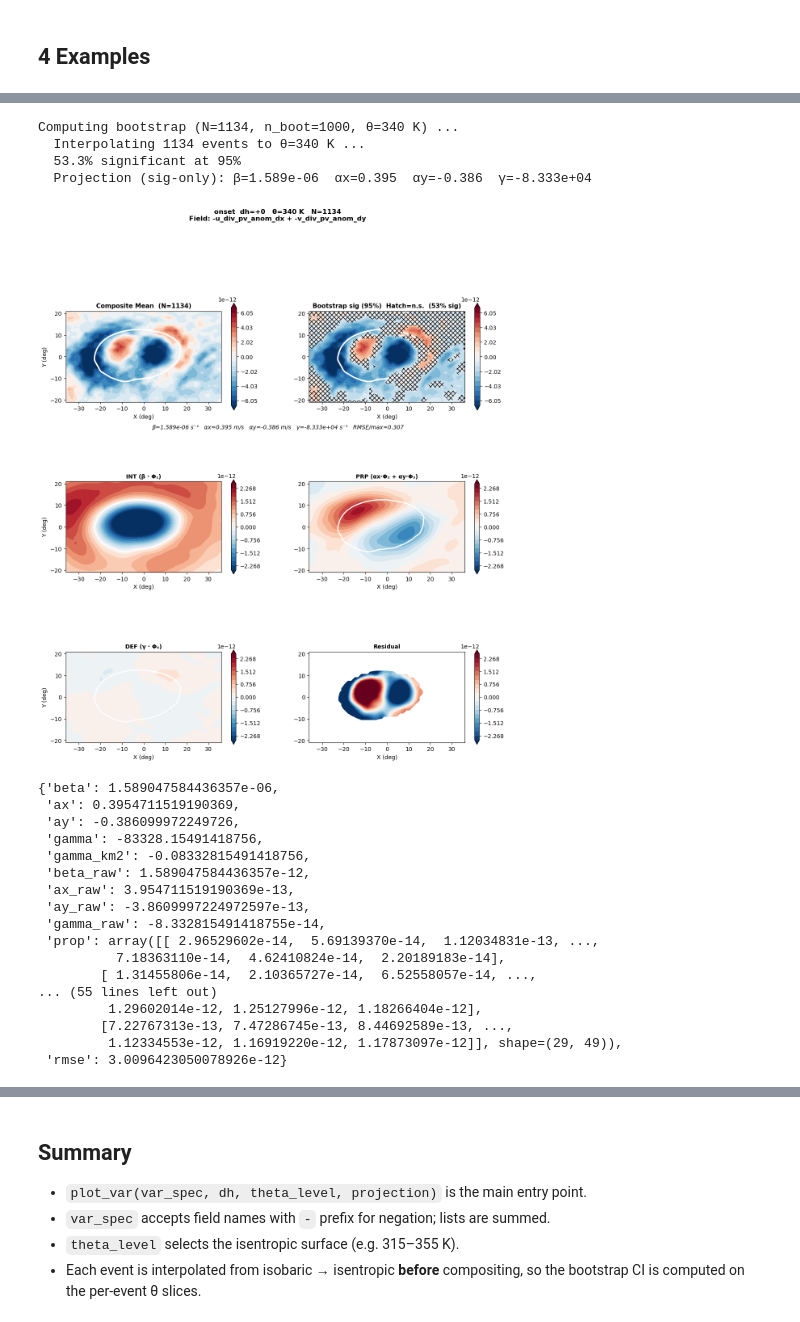
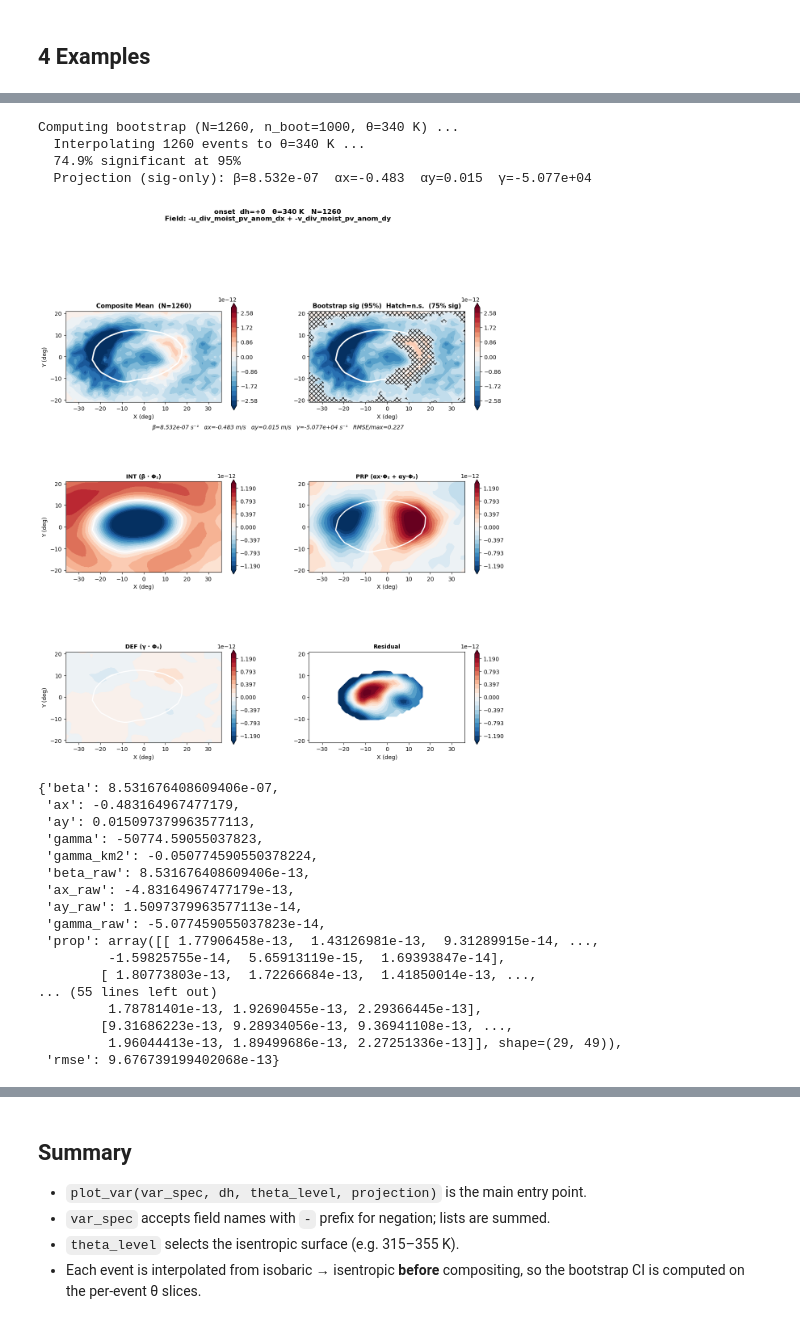
Before and after one commit to yanxingjianken/pvtend, a Jupyter notebook: examples/04i_single_var_isentropic_composite.ipynb, the cells around one changed output, grey strips where cells are left out. Drawn from its saved outputs; the diff is of its cells as text; code cells hidden in the pictures.

```diff
--- a/examples/04i_single_var_isentropic_composite.ipynb
+++ b/examples/04i_single_var_isentropic_composite.ipynb
@@ -641,30 +641,30 @@ Computing bootstrap (N=1134, n_boot=1000, θ=335 K) ...
 # %%
 # 6-panel: divergent outflow on 340 K
-plot_var(["-u_div_pv_anom_dx", "-v_div_pv_anom_dy"],
+plot_var(["-u_div_moist_pv_anom_dx", "-v_div_moist_pv_anom_dy"],
          dh=0, theta_level=340, projection=True)
 # %% [output]
-Computing bootstrap (N=1134, n_boot=1000, θ=340 K) ...
-  Interpolating 1134 events to θ=340 K ...
-  53.3% significant at 95%
-  Projection (sig-only): β=1.589e-06  αx=0.395  αy=-0.386  γ=-8.333e+04
+Computing bootstrap (N=1260, n_boot=1000, θ=340 K) ...
+  Interpolating 1260 events to θ=340 K ...
+  74.9% significant at 95%
+  Projection (sig-only): β=8.532e-07  αx=-0.483  αy=0.015  γ=-5.077e+04
-[figure, old version]
+[figure, new version]
-{'beta': 1.589047584436357e-06,
- 'ax': 0.3954711519190369,
- 'ay': -0.386099972249726,
- 'gamma': -83328.15491418756,
- 'gamma_km2': -0.08332815491418756,
- 'beta_raw': 1.589047584436357e-12,
- 'ax_raw': 3.954711519190369e-13,
- 'ay_raw': -3.8609997224972597e-13,
- 'gamma_raw': -8.332815491418755e-14,
- 'prop': array([[ 2.96529602e-14,  5.69139370e-14,  1.12034831e-13, ...,
-          7.18363110e-14,  4.62410824e-14,  2.20189183e-14],
-        [ 1.31455806e-14,  2.10365727e-14,  6.52558057e-14, ...,
+{'beta': 8.531676408609406e-07,
+ 'ax': -0.483164967477179,
+ 'ay': 0.015097379963577113,
+ 'gamma': -50774.59055037823,
+ 'gamma_km2': -0.050774590550378224,
+ 'beta_raw': 8.531676408609406e-13,
+ 'ax_raw': -4.83164967477179e-13,
+ 'ay_raw': 1.5097379963577113e-14,
+ 'gamma_raw': -5.077459055037823e-14,
+ 'prop': array([[ 1.77906458e-13,  1.43126981e-13,  9.31289915e-14, ...,
+         -1.59825755e-14,  5.65913119e-15,  1.69393847e-14],
+        [ 1.80773803e-13,  1.72266684e-13,  1.41850014e-13, ...,
 ... (55 lines left out)
-         1.29602014e-12, 1.25127996e-12, 1.18266404e-12],
-        [7.22767313e-13, 7.47286745e-13, 8.44692589e-13, ...,
-         1.12334553e-12, 1.16919220e-12, 1.17873097e-12]], shape=(29, 49)),
- 'rmse': 3.0096423050078926e-12}
+         1.78781401e-13, 1.92690455e-13, 2.29366445e-13],
+        [9.31686223e-13, 9.28934056e-13, 9.36941108e-13, ...,
+         1.96044413e-13, 1.89499686e-13, 2.27251336e-13]], shape=(29, 49)),
+ 'rmse': 9.676739199402068e-13}
 # %%
 # 6-panel: planetary vorticity advection on 330 K
 plot_var(["-v_anom_pv_bar_dy"], dh=0, theta_level=330, projection=True)
```
Also changed, not shown: parts of 8 cells of this notebook, 10 other files.
